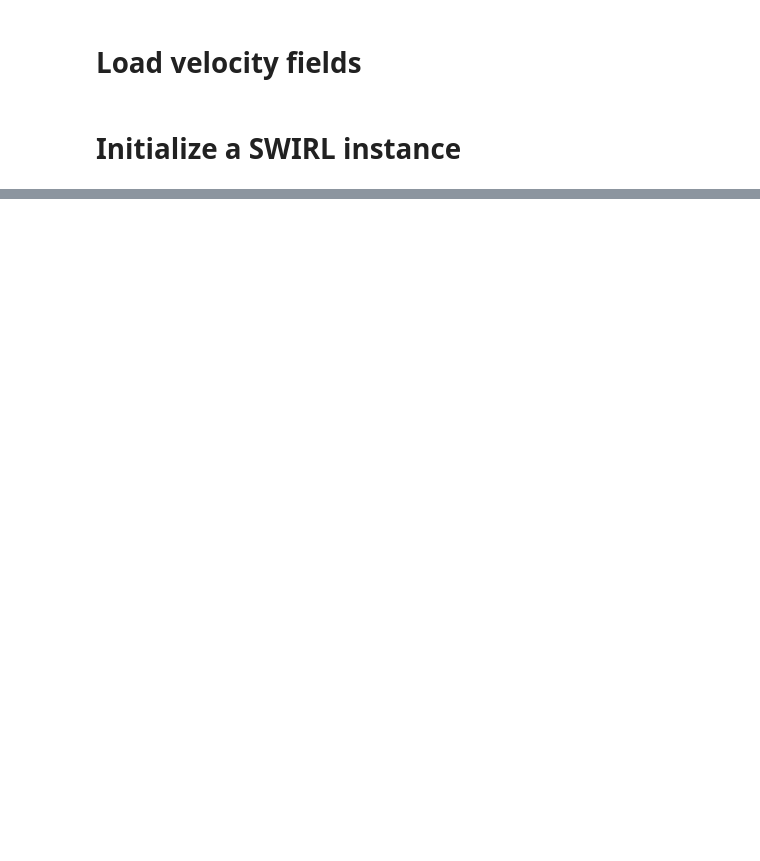
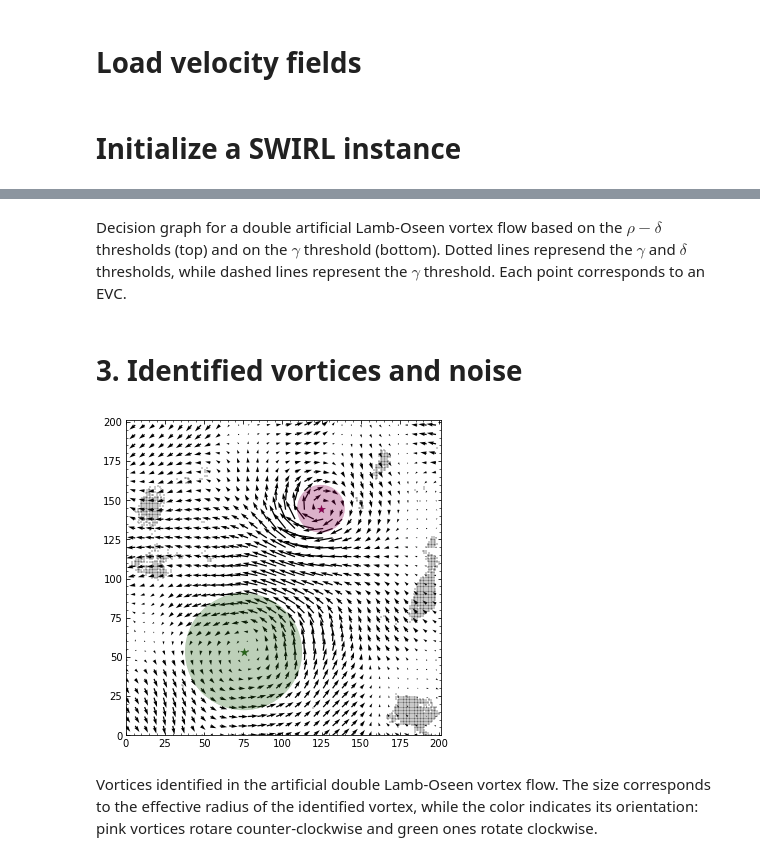
Before and after one commit to jcanivete/swirl, a Jupyter notebook: example/DoubleLambOseen.ipynb, the cells around one changed output, grey strips where cells are left out. Cells and saved outputs as stored; diff of their text form; code cells hidden in the pictures; blank space fills up the shorter version.

```diff
--- a/example/DoubleLambOseen.ipynb
+++ b/example/DoubleLambOseen.ipynb
@@ -46,0 +85,12 @@ plot_decision(V)
+# %% [markdown]
+Decision graph for a double artificial Lamb-Oseen vortex flow based on the $\rho-\delta$ thresholds (top) and on the $\gamma$ threshold (bottom). Dotted lines represend the $\gamma$ and $\delta$ thresholds, while dashed lines represent the $\gamma$ threshold. Each point corresponds to an EVC.
+# %% [markdown]
+# 3. Identified vortices and noise
+# %%
+from swirl import plot_vortices
+
+plot_vortices(V)
+# %% [output]
+[figure, added]
+# %% [markdown]
+Vortices identified in the artificial double Lamb-Oseen vortex flow. The size corresponds to the effective radius of the identified vortex, while the color indicates its orientation: pink vortices rotare counter-clockwise and green ones rotate clockwise.
```
Also changed, not shown: parts of 11 cells of this notebook.
